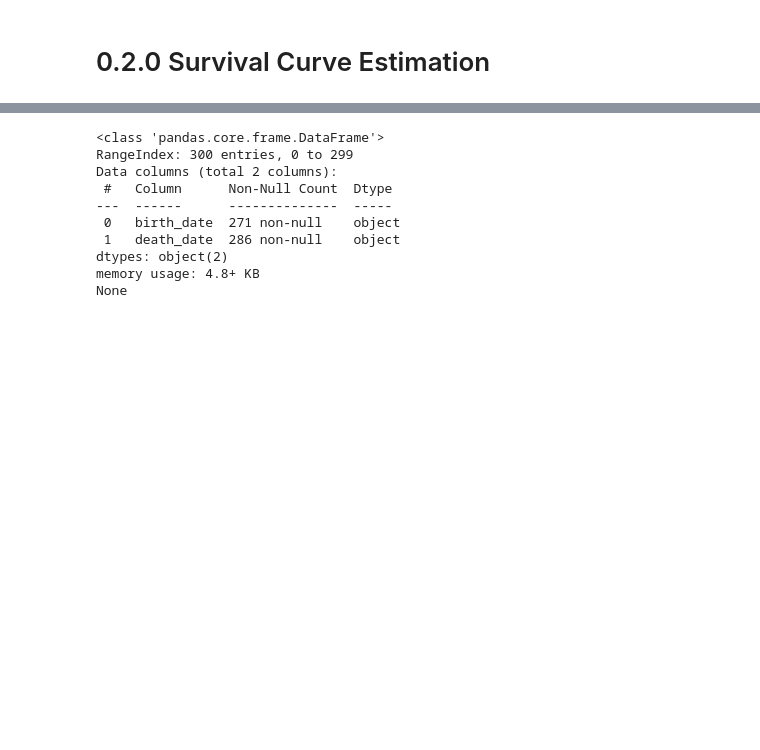
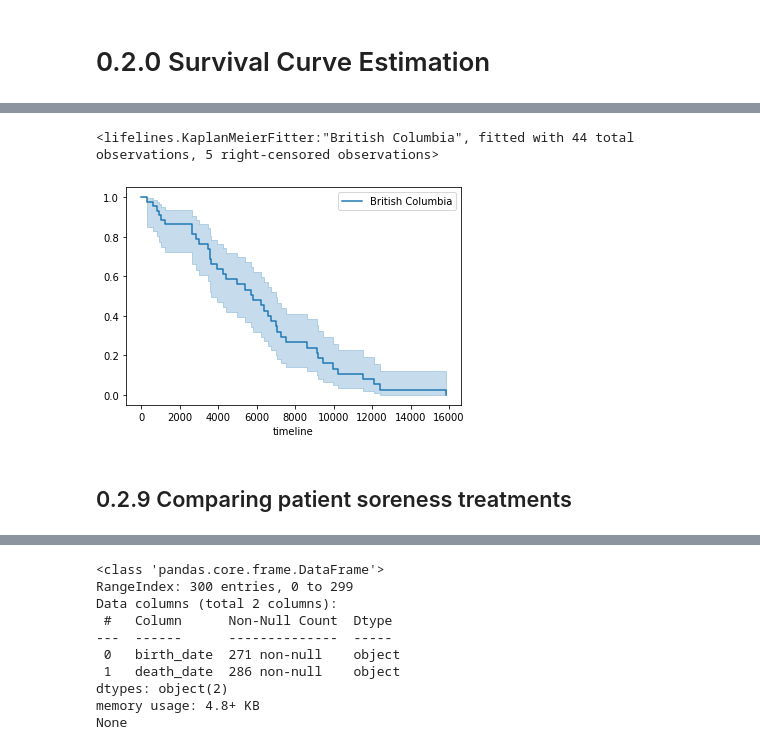
Before and after one commit to oecorrechag/survival-analysis, a Jupyter notebook: notebooks/0.2.0 Survival Curve Estimation.ipynb, the cells around one changed output, grey strips where cells are left out. Cells and saved outputs as stored; diff of their text form; code cells hidden in the pictures; blank space fills up the shorter version.

```diff
--- a/notebooks/0.2.0 Survival Curve Estimation.ipynb
+++ b/notebooks/0.2.0 Survival Curve Estimation.ipynb
@@ -32,0 +172,4 @@ from utils.paths2 import direcciones
+# %%
+bc_df = pd.read_csv(path.data_raw_dir("bc_df.csv"), sep=',')
+print(bc_df.info())
+bc_df.head()
@@ -32,0 +202,15 @@ from utils.paths2 import direcciones
+# %%
+kmf = lifelines.KaplanMeierFitter()
+kmf.fit(durations=bc_df['diff_days'], event_observed=bc_df['observed'], label='British Columbia')
+# %% [output]
+<lifelines.KaplanMeierFitter:"British Columbia", fitted with 44 total observations, 5 right-censored observations>
+# %%
+# Plot survival function on senator_fig
+kmf.plot()
+
+# Display the figure
+plt.show()
+# %% [output]
+[figure, added]
+# %% [markdown]
+## 0.2.9 Comparing patient soreness treatments
```
Also changed, not shown: parts of 19 cells of this notebook.
